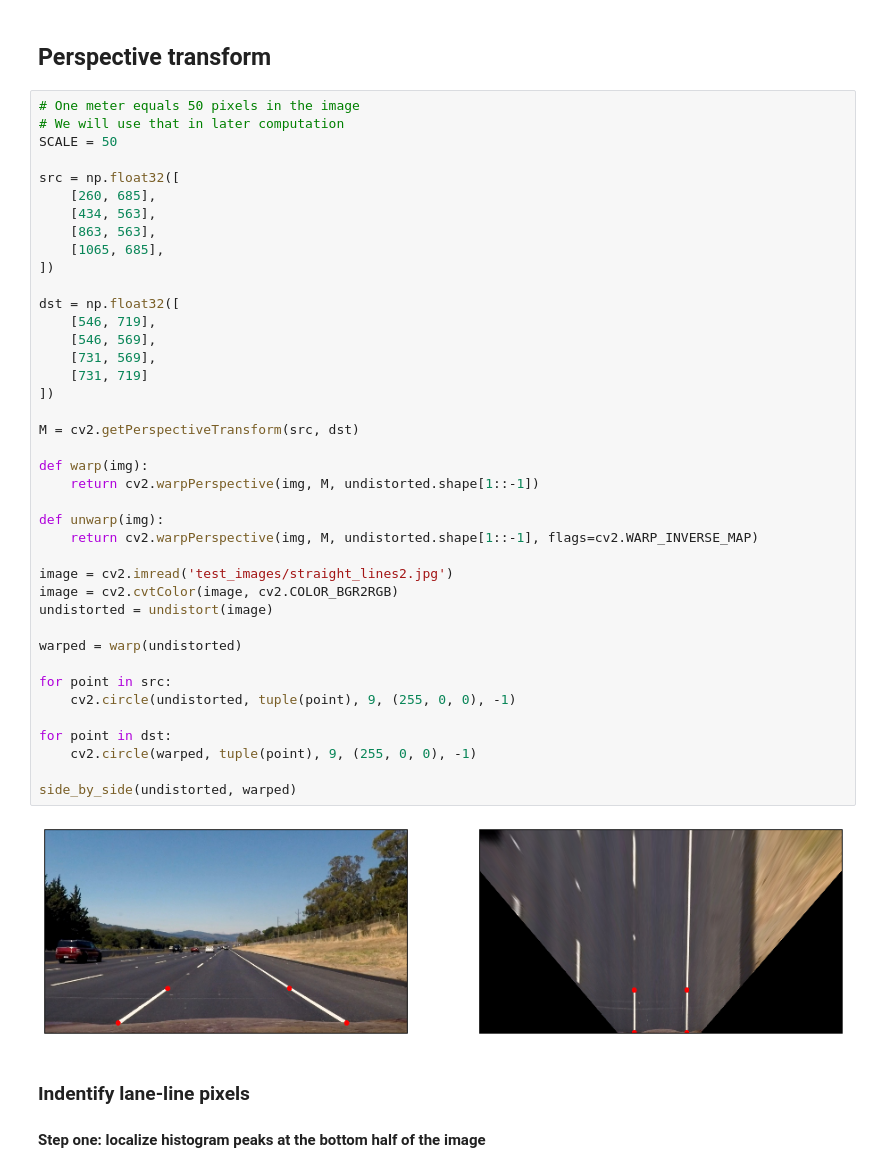
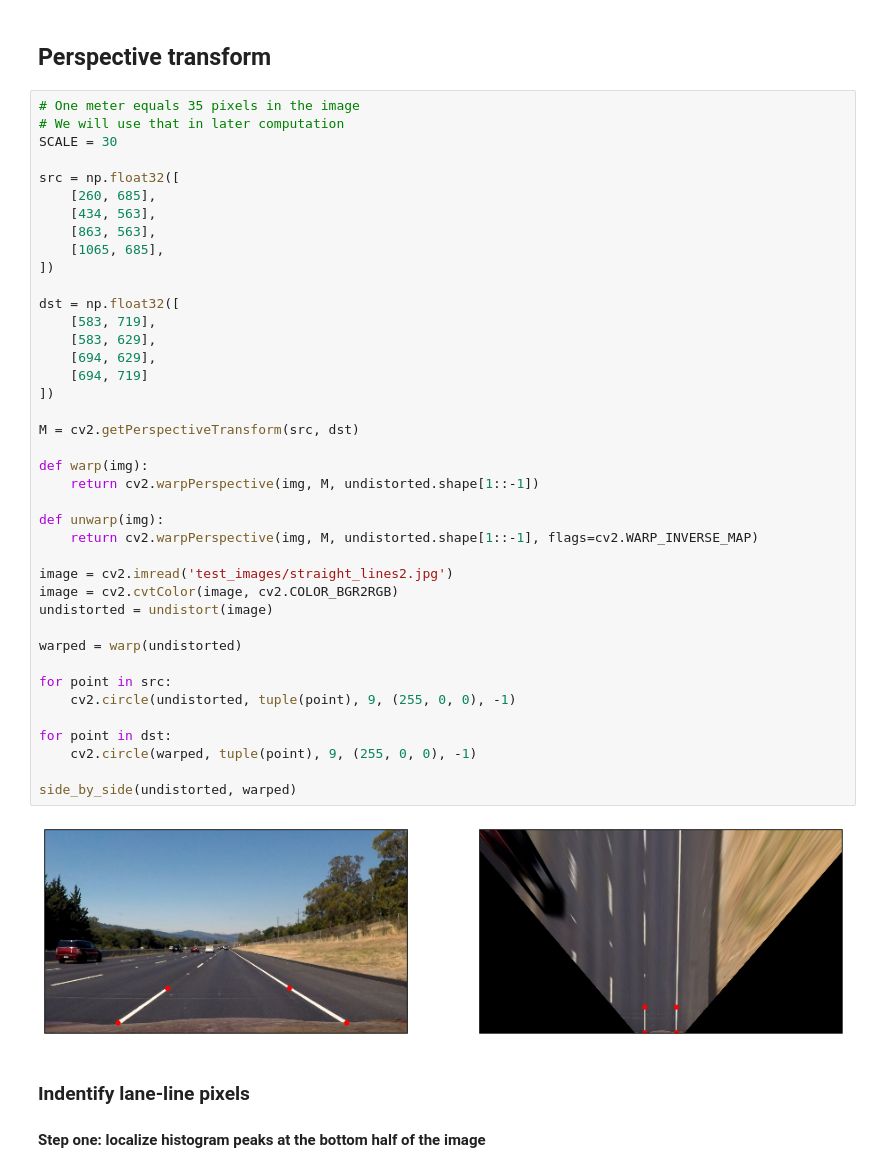
Before and after one commit to Goldob/CarND-Advanced-Lane-Lines, a Jupyter notebook: solution.ipynb, the cells around one changed output. Cells and saved outputs as stored; diff of their text form.

```diff
--- a/solution.ipynb
+++ b/solution.ipynb
@@ -90,47 +90,47 @@ side_by_side(undistorted, binarize(undistorted))
 # %% [markdown]
 ## Perspective transform
 # %%
-# One meter equals 50 pixels in the image
+# One meter equals 35 pixels in the image
 # We will use that in later computation
-SCALE = 50
+SCALE = 30
 
 src = np.float32([
     [260, 685],
     [434, 563],
     [863, 563],
     [1065, 685],
 ])
 
 dst = np.float32([
-    [546, 719],
-    [546, 569],
-    [731, 569],
-    [731, 719]
+    [583, 719],
+    [583, 629],
+    [694, 629],
+    [694, 719]
 ])
 
 M = cv2.getPerspectiveTransform(src, dst)
 
 def warp(img):
     return cv2.warpPerspective(img, M, undistorted.shape[1::-1])
 
 def unwarp(img):
     return cv2.warpPerspective(img, M, undistorted.shape[1::-1], flags=cv2.WARP_INVERSE_MAP)
 
 image = cv2.imread('test_images/straight_lines2.jpg')
 image = cv2.cvtColor(image, cv2.COLOR_BGR2RGB)
 undistorted = undistort(image)
 
 warped = warp(undistorted)
 
 for point in src:
     cv2.circle(undistorted, tuple(point), 9, (255, 0, 0), -1)
 
 for point in dst:
     cv2.circle(warped, tuple(point), 9, (255, 0, 0), -1)
 
 side_by_side(undistorted, warped)
 # %% [output]
-[figure, old version]
+[figure, new version]
 # %% [markdown]
 ### Indentify lane-line pixels
 
```
Also changed, not shown: parts of 9 cells of this notebook.
